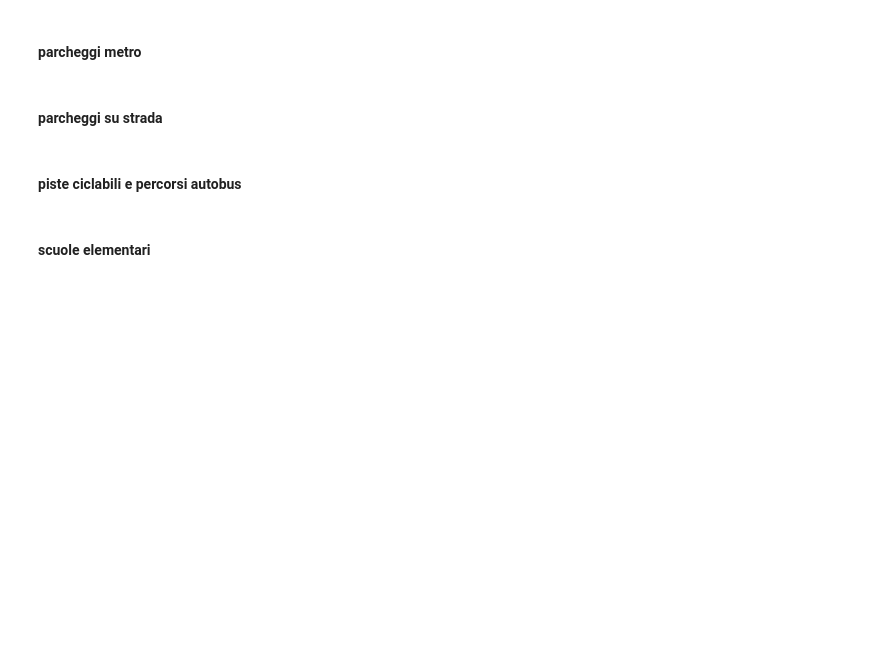
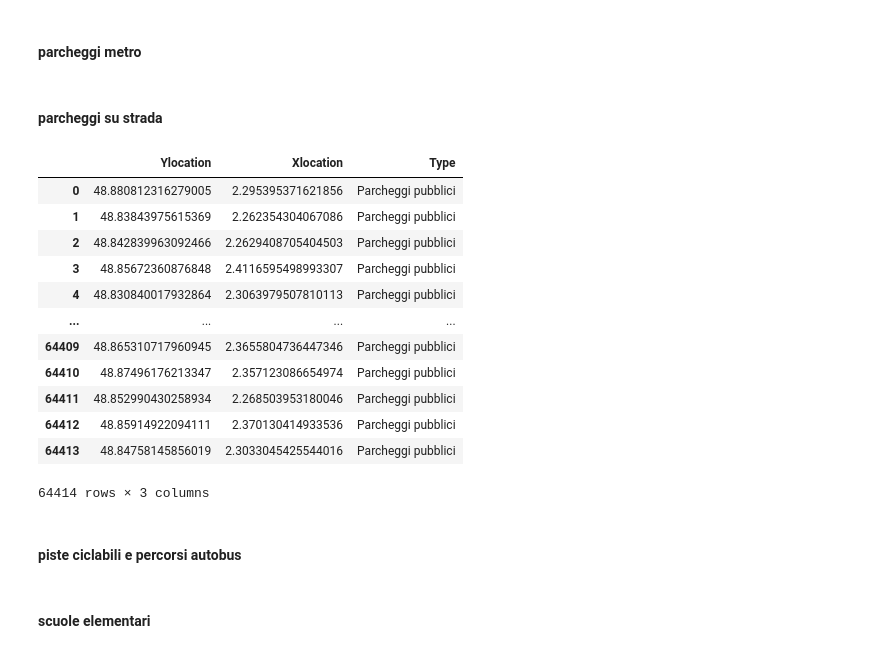
Before and after one commit to EdoPassa/Data_Science_Project_ITS_TTF_2022-23, a Jupyter notebook: Data Mining/dsProject/Data_Mining_Parigi.ipynb, the cells around one changed output. Drawn from its saved outputs; the diff is of its cells as text; code cells hidden in the pictures; blank space fills up the shorter version.

```diff
--- a/Data Mining/dsProject/Data_Mining_Parigi.ipynb
+++ b/Data Mining/dsProject/Data_Mining_Parigi.ipynb
@@ -58,6 +58,22 @@ df_metro_parcheggi_parigi_mod['Type'] = 'Parcheggi metro'
 df_parcheggi_su_strada_parigi_mod = df_parcheggi_su_strada_parigi['geo_point_2d'].str.split(',', expand=True)
 df_parcheggi_su_strada_parigi_mod = df_parcheggi_su_strada_parigi_mod.rename(columns={0: 'Ylocation', 1: 'Xlocation'})
 df_parcheggi_su_strada_parigi_mod['Type'] = 'Parcheggi pubblici'
+# %%
+df_parcheggi_su_strada_parigi_mod
+# %% [output]
+|  | Ylocation | Xlocation | Type |
+| 0 | 48.880812316279005 | 2.295395371621856 | Parcheggi pubblici |
+| 1 | 48.83843975615369 | 2.262354304067086 | Parcheggi pubblici |
+| 2 | 48.842839963092466 | 2.2629408705404503 | Parcheggi pubblici |
+| 3 | 48.85672360876848 | 2.4116595498993307 | Parcheggi pubblici |
+| 4 | 48.830840017932864 | 2.3063979507810113 | Parcheggi pubblici |
+| ... | ... | ... | ... |
+| 64409 | 48.865310717960945 | 2.3655804736447346 | Parcheggi pubblici |
+| 64410 | 48.87496176213347 | 2.357123086654974 | Parcheggi pubblici |
+| 64411 | 48.852990430258934 | 2.268503953180046 | Parcheggi pubblici |
+| 64412 | 48.85914922094111 | 2.370130414933536 | Parcheggi pubblici |
+| 64413 | 48.84758145856019 | 2.3033045425544016 | Parcheggi pubblici |
+64414 rows × 3 columns
 # %% [markdown]
 #### piste ciclabili e percorsi autobus
 # %%
```
Also changed, not shown: parts of 3 cells of this notebook.
